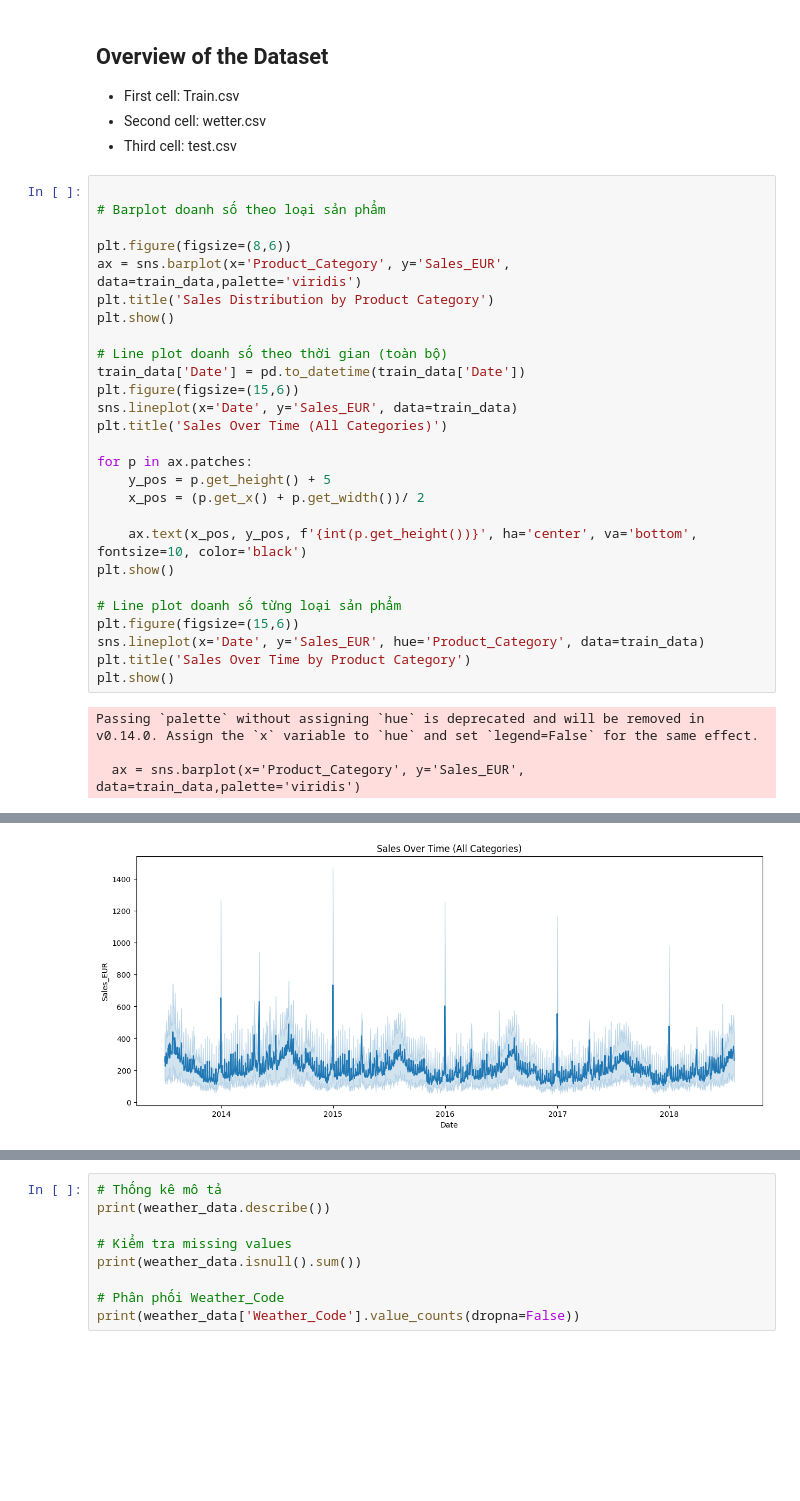
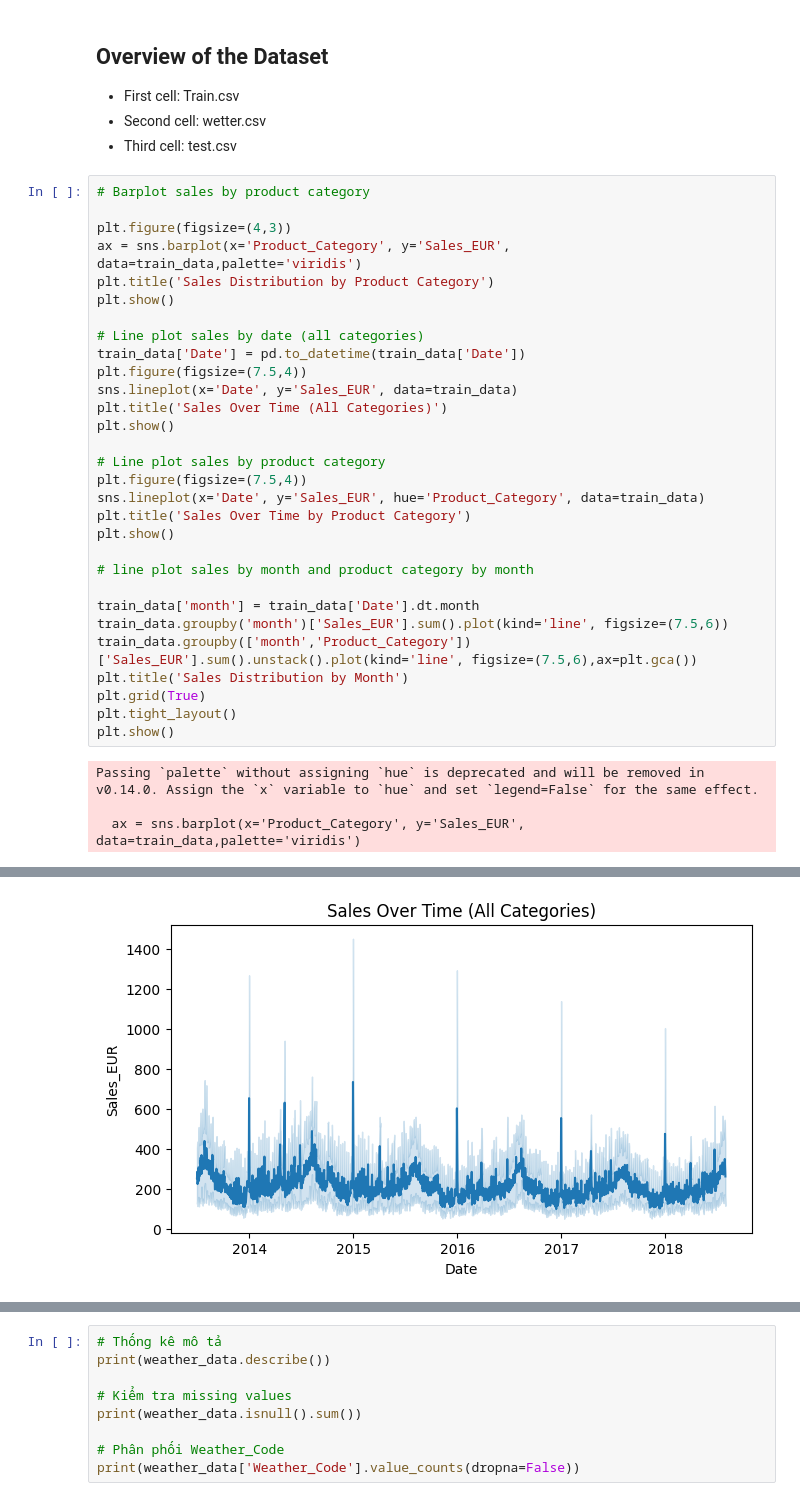
Before and after one commit to TranDaiHai2107/Bakery_sales_prediction_2025, a Jupyter notebook: Exploratory Data Analysis.ipynb, the cells around one changed output, grey strips where cells are left out. Saved outputs shown, nothing was run; the diff lists cells and outputs as text; blank space fills up the shorter version.

Commit message:
Update_overview about train.csv

```diff
--- a/Exploratory Data Analysis.ipynb
+++ b/Exploratory Data Analysis.ipynb
@@ -29,32 +29,35 @@ weather_data = weather_data.rename(columns={
 - Second cell: wetter.csv
 - Third cell: test.csv
 # %%
+# Barplot sales by product category
 
-# Barplot doanh số theo loại sản phẩm
-
-plt.figure(figsize=(8,6))
+plt.figure(figsize=(4,3))
 ax = sns.barplot(x='Product_Category', y='Sales_EUR', data=train_data,palette='viridis')
 plt.title('Sales Distribution by Product Category')
 plt.show()
 
-# Line plot doanh số theo thời gian (toàn bộ)
+# Line plot sales by date (all categories)
 train_data['Date'] = pd.to_datetime(train_data['Date'])
-plt.figure(figsize=(15,6))
+plt.figure(figsize=(7.5,4))
 sns.lineplot(x='Date', y='Sales_EUR', data=train_data)
 plt.title('Sales Over Time (All Categories)')
-
-for p in ax.patches:
-    y_pos = p.get_height() + 5
-    x_pos = (p.get_x() + p.get_width())/ 2
-
-    ax.text(x_pos, y_pos, f'{int(p.get_height())}', ha='center', va='bottom', fontsize=10, color='black')
 plt.show()
 
-# Line plot doanh số từng loại sản phẩm
-plt.figure(figsize=(15,6))
+# Line plot sales by product category
+plt.figure(figsize=(7.5,4))
 sns.lineplot(x='Date', y='Sales_EUR', hue='Product_Category', data=train_data)
 plt.title('Sales Over Time by Product Category')
 plt.show()
+
+# line plot sales by month and product category by month
+
+train_data['month'] = train_data['Date'].dt.month
+train_data.groupby('month')['Sales_EUR'].sum().plot(kind='line', figsize=(7.5,6))
+train_data.groupby(['month','Product_Category'])['Sales_EUR'].sum().unstack().plot(kind='line', figsize=(7.5,6),ax=plt.gca())
+plt.title('Sales Distribution by Month')
+plt.grid(True)
+plt.tight_layout()
+plt.show()
 # %% [output]
 Passing `palette` without assigning `hue` is deprecated and will be removed in v0.14.0. Assign the `x` variable to `hue` and set `legend=False` for the same effect.
 
@@ -63 +66 @@ Passing `palette` without assigning `hue` is deprecated and will be removed in v
-[figure, old version]
+[figure, new version]
```
Also changed, not shown: parts of 2 cells of this notebook.
